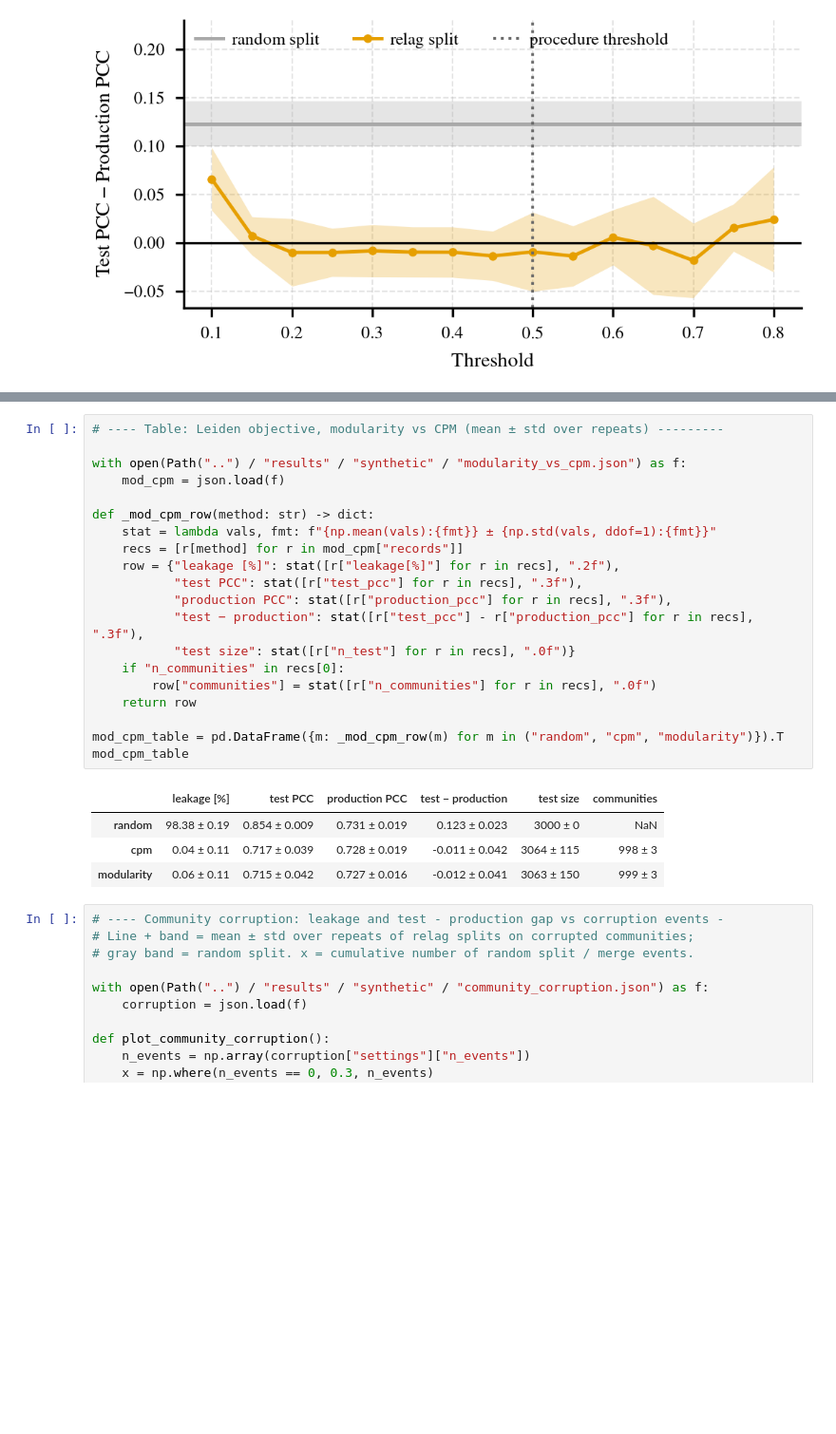
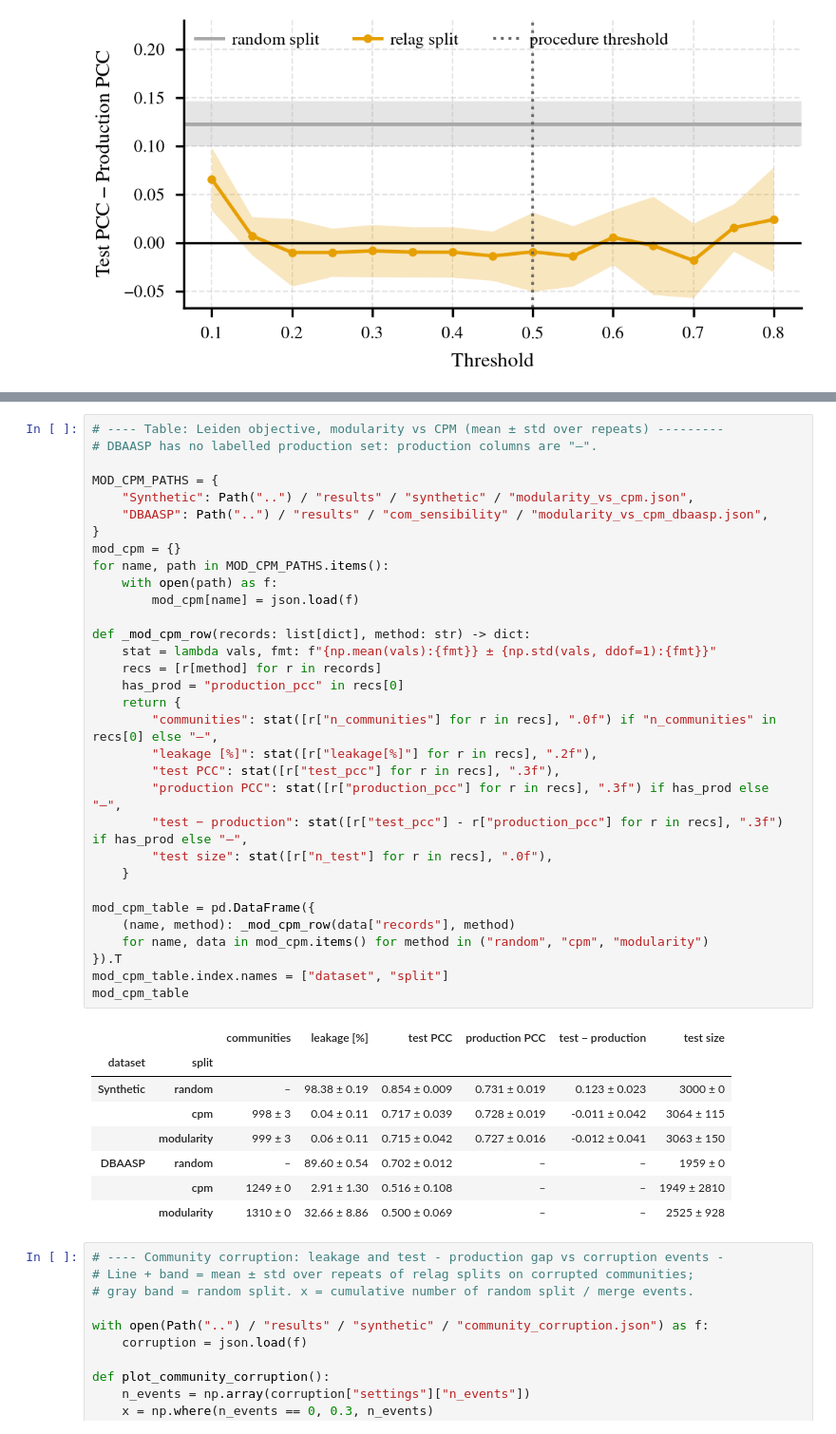
Before and after one commit to anthol42/relag-paper, a Jupyter notebook: notebooks/comparison_figures.ipynb, the cells around one changed output, grey strips where cells are left out. Shown at 95% size. Saved outputs shown, nothing was run; the diff lists cells and outputs as text; blank space fills up the shorter version.

```diff
--- a/notebooks/comparison_figures.ipynb
+++ b/notebooks/comparison_figures.ipynb
@@ -1504,28 +1529,44 @@ null_partition_table
 # %%
 # ---- Table: Leiden objective, modularity vs CPM (mean ± std over repeats) ---------
+# DBAASP has no labelled production set: production columns are "–".
 
-with open(Path("..") / "results" / "synthetic" / "modularity_vs_cpm.json") as f:
-    mod_cpm = json.load(f)
+MOD_CPM_PATHS = {
+    "Synthetic": Path("..") / "results" / "synthetic" / "modularity_vs_cpm.json",
+    "DBAASP": Path("..") / "results" / "com_sensibility" / "modularity_vs_cpm_dbaasp.json",
+}
+mod_cpm = {}
+for name, path in MOD_CPM_PATHS.items():
+    with open(path) as f:
+        mod_cpm[name] = json.load(f)
 
-def _mod_cpm_row(method: str) -> dict:
+def _mod_cpm_row(records: list[dict], method: str) -> dict:
     stat = lambda vals, fmt: f"{np.mean(vals):{fmt}} ± {np.std(vals, ddof=1):{fmt}}"
-    recs = [r[method] for r in mod_cpm["records"]]
-    row = {"leakage [%]": stat([r["leakage[%]"] for r in recs], ".2f"),
-           "test PCC": stat([r["test_pcc"] for r in recs], ".3f"),
-           "production PCC": stat([r["production_pcc"] for r in recs], ".3f"),
-           "test − production": stat([r["test_pcc"] - r["production_pcc"] for r in recs], ".3f"),
-           "test size": stat([r["n_test"] for r in recs], ".0f")}
-    if "n_communities" in recs[0]:
-        row["communities"] = stat([r["n_communities"] for r in recs], ".0f")
-    return row
+    recs = [r[method] for r in records]
+    has_prod = "production_pcc" in recs[0]
+    return {
+        "communities": stat([r["n_communities"] for r in recs], ".0f") if "n_communities" in recs[0] else "–",
+        "leakage [%]": stat([r["leakage[%]"] for r in recs], ".2f"),
+        "test PCC": stat([r["test_pcc"] for r in recs], ".3f"),
+        "production PCC": stat([r["production_pcc"] for r in recs], ".3f") if has_prod else "–",
+        "test − production": stat([r["test_pcc"] - r["production_pcc"] for r in recs], ".3f") if has_prod else "–",
+        "test size": stat([r["n_test"] for r in recs], ".0f"),
+    }
 
-mod_cpm_table = pd.DataFrame({m: _mod_cpm_row(m) for m in ("random", "cpm", "modularity")}).T
+mod_cpm_table = pd.DataFrame({
+    (name, method): _mod_cpm_row(data["records"], method)
+    for name, data in mod_cpm.items() for method in ("random", "cpm", "modularity")
+}).T
+mod_cpm_table.index.names = ["dataset", "split"]
 mod_cpm_table
 # %% [output]
-|  | leakage [%] | test PCC | production PCC | test − production | test size | communities |
-| random | 98.38 ± 0.19 | 0.854 ± 0.009 | 0.731 ± 0.019 | 0.123 ± 0.023 | 3000 ± 0 | NaN |
-| cpm | 0.04 ± 0.11 | 0.717 ± 0.039 | 0.728 ± 0.019 | -0.011 ± 0.042 | 3064 ± 115 | 998 ± 3 |
-| modularity | 0.06 ± 0.11 | 0.715 ± 0.042 | 0.727 ± 0.016 | -0.012 ± 0.041 | 3063 ± 150 | 999 ± 3 |
+|  |  | communities | leakage [%] | test PCC | production PCC | test − production | test size |
+| dataset | split |  |  |  |  |  |  |
+| Synthetic | random | – | 98.38 ± 0.19 | 0.854 ± 0.009 | 0.731 ± 0.019 | 0.123 ± 0.023 | 3000 ± 0 |
+|  | cpm | 998 ± 3 | 0.04 ± 0.11 | 0.717 ± 0.039 | 0.728 ± 0.019 | -0.011 ± 0.042 | 3064 ± 115 |
+|  | modularity | 999 ± 3 | 0.06 ± 0.11 | 0.715 ± 0.042 | 0.727 ± 0.016 | -0.012 ± 0.041 | 3063 ± 150 |
+| DBAASP | random | – | 89.60 ± 0.54 | 0.702 ± 0.012 | – | – | 1959 ± 0 |
+|  | cpm | 1249 ± 0 | 2.91 ± 1.30 | 0.516 ± 0.108 | – | – | 1949 ± 2810 |
+|  | modularity | 1310 ± 0 | 32.66 ± 8.86 | 0.500 ± 0.069 | – | – | 2525 ± 928 |
 # %%
 # ---- Community corruption: leakage and test - production gap vs corruption events -
 # Line + band = mean ± std over repeats of relag splits on corrupted communities;
```
Also changed, not shown: parts of 2 cells of this notebook, 8 other files.
